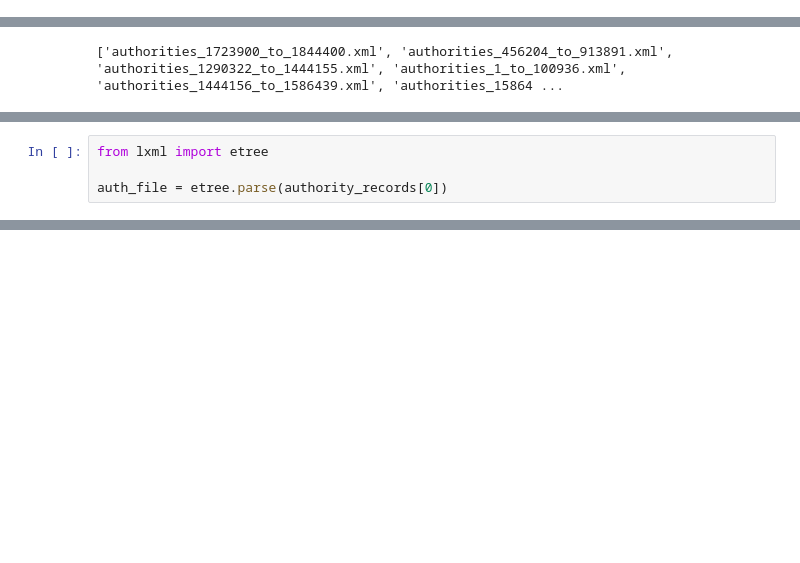
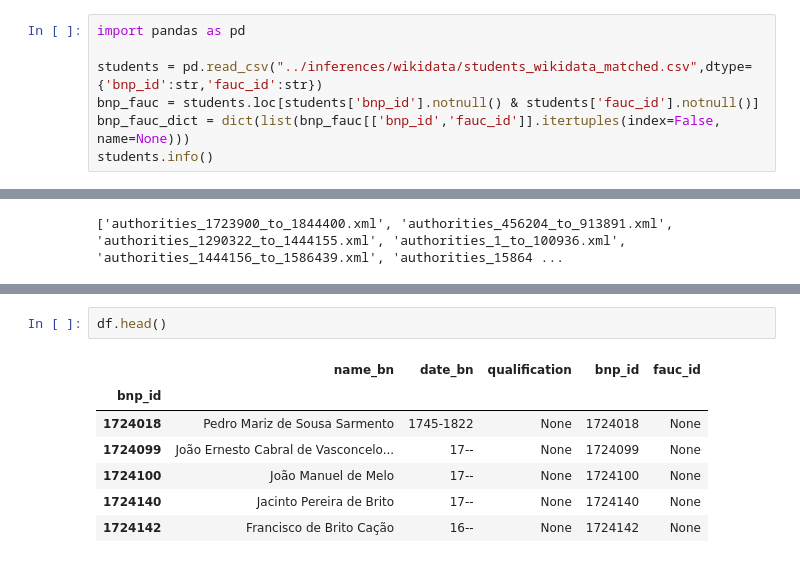
Before and after one commit to joaquimrcarvalho/fauc1537-1919, a Jupyter notebook: notebooks/996-bnp-authorities.ipynb, the cells around one changed output, grey strips where cells are left out. Saved outputs shown, nothing was run; the diff lists cells and outputs as text; blank space fills up the shorter version.

```diff
--- a/notebooks/996-bnp-authorities.ipynb
+++ b/notebooks/996-bnp-authorities.ipynb
@@ -21,0 +28,7 @@
+# %%
+import pandas as pd
+
+students = pd.read_csv("../inferences/wikidata/students_wikidata_matched.csv",dtype={'bnp_id':str,'fauc_id':str})
+bnp_fauc = students.loc[students['bnp_id'].notnull() & students['fauc_id'].notnull()]
+bnp_fauc_dict = dict(list(bnp_fauc[['bnp_id','fauc_id']].itertuples(index=False, name=None)))
+students.info()
@@ -45,4 +93,0 @@ Requirement already satisfied: lxml in /Users/jrc/.pyenv/versions/3.10.3/lib/pyt
-# %%
-from lxml import etree
-
-auth_file = etree.parse(authority_records[0])
@@ -101,0 +233,10 @@ SyntaxError: f-string: expecting '}' (1241213612.py, line 23)
+# %%
+df.head()
+# %% [output]
+|  | name_bn | date_bn | qualification | bnp_id | fauc_id |
+| bnp_id |  |  |  |  |  |
+| 1724018 | Pedro Mariz de Sousa Sarmento | 1745-1822 | None | 1724018 | None |
+| 1724099 | João Ernesto Cabral de Vasconcelo... | 17-- | None | 1724099 | None |
+| 1724100 | João Manuel de Melo | 17-- | None | 1724100 | None |
+| 1724140 | Jacinto Pereira de Brito | 17-- | None | 1724140 | None |
+| 1724142 | Francisco de Brito Cação | 16-- | None | 1724142 | None |
```
Also changed, not shown: parts of 11 cells of this notebook.
